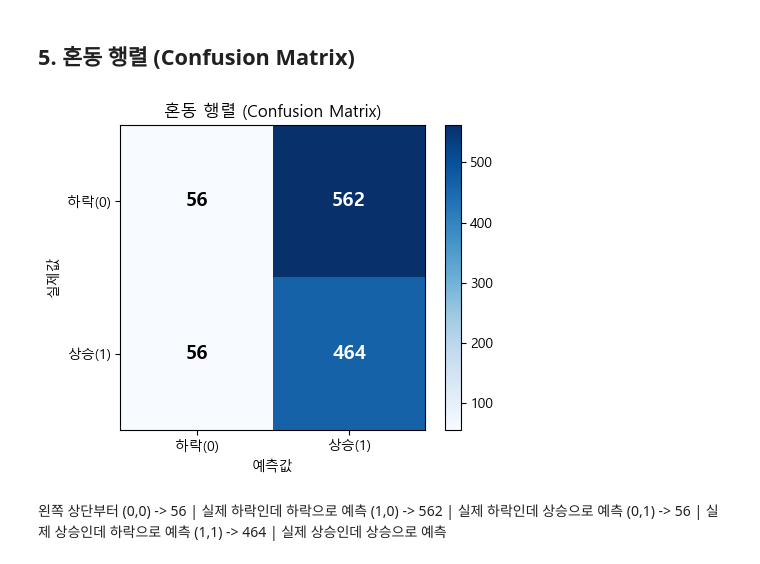
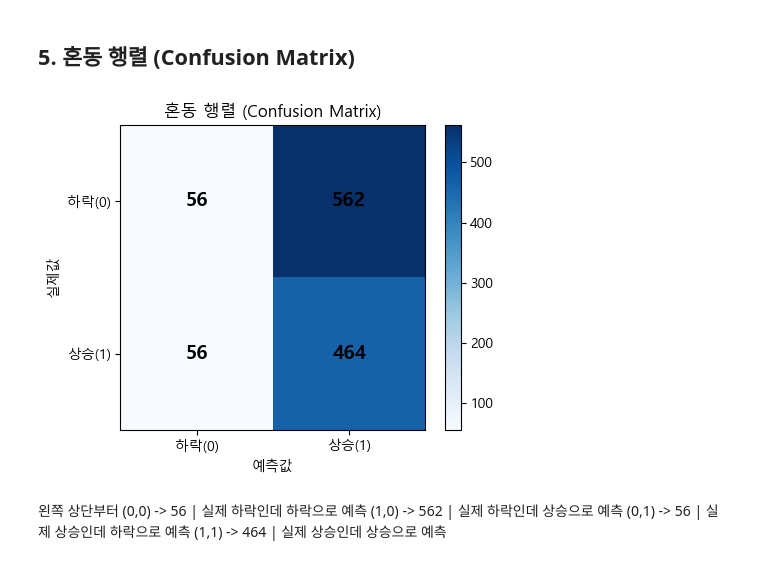
Before and after one commit to rb568/hlu-DataMining_Project, a Jupyter notebook: models/logistic_regression.ipynb, the cells around one changed output. Saved outputs shown, nothing was run; the diff lists cells and outputs as text; code cells hidden in the pictures.

```diff
--- a/models/logistic_regression.ipynb
+++ b/models/logistic_regression.ipynb
@@ -150,27 +150,27 @@ weighted avg       0.48      0.46      0.36      1138
 # %%
 cm = confusion_matrix(y_test, y_pred)
 labels = ['하락(0)', '상승(1)']
 
 fig, ax = plt.subplots(figsize=(5, 4))
 im = ax.imshow(cm, cmap='Blues')
 plt.colorbar(im, ax=ax)
 
 ax.set_xticks([0, 1]); ax.set_xticklabels(labels)
 ax.set_yticks([0, 1]); ax.set_yticklabels(labels)
 ax.set_xlabel('예측값'); ax.set_ylabel('실제값')
 ax.set_title('혼동 행렬 (Confusion Matrix)')
 
 for i in range(2):
     for j in range(2):
         ax.text(j, i, str(cm[i, j]),
                 ha='center', va='center',
-                color='white' if cm[i, j] > cm.max() / 2 else 'black',
+                color='black' if cm[i, j] > cm.max() / 2 else 'black',
                 fontsize=14, fontweight='bold')
 
 plt.tight_layout()
 plt.show()
 # %% [output]
-[figure, old version]
+[figure, new version]
 # %% [markdown]
 왼쪽 상단부터
 (0,0) -> 56  | 실제 하락인데 하락으로 예측
```
Also changed, not shown: 3 other files.
